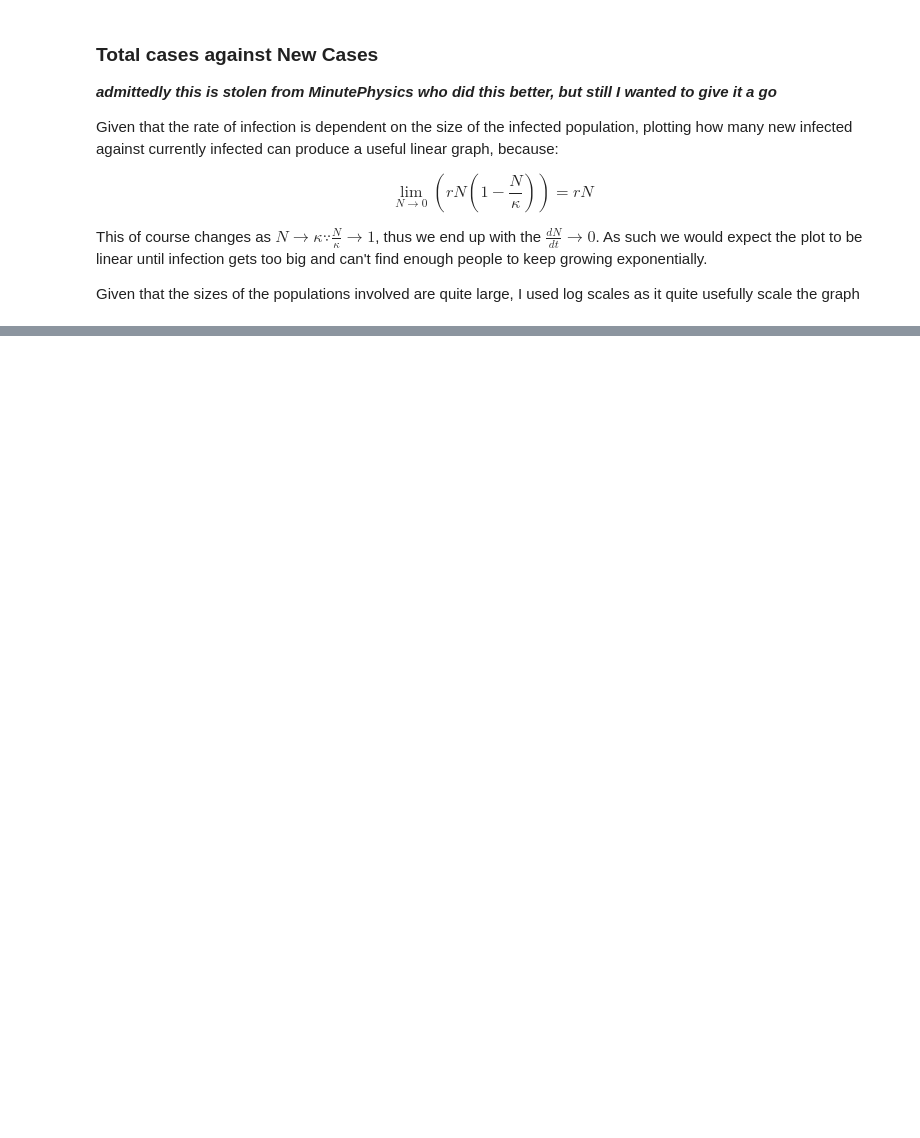
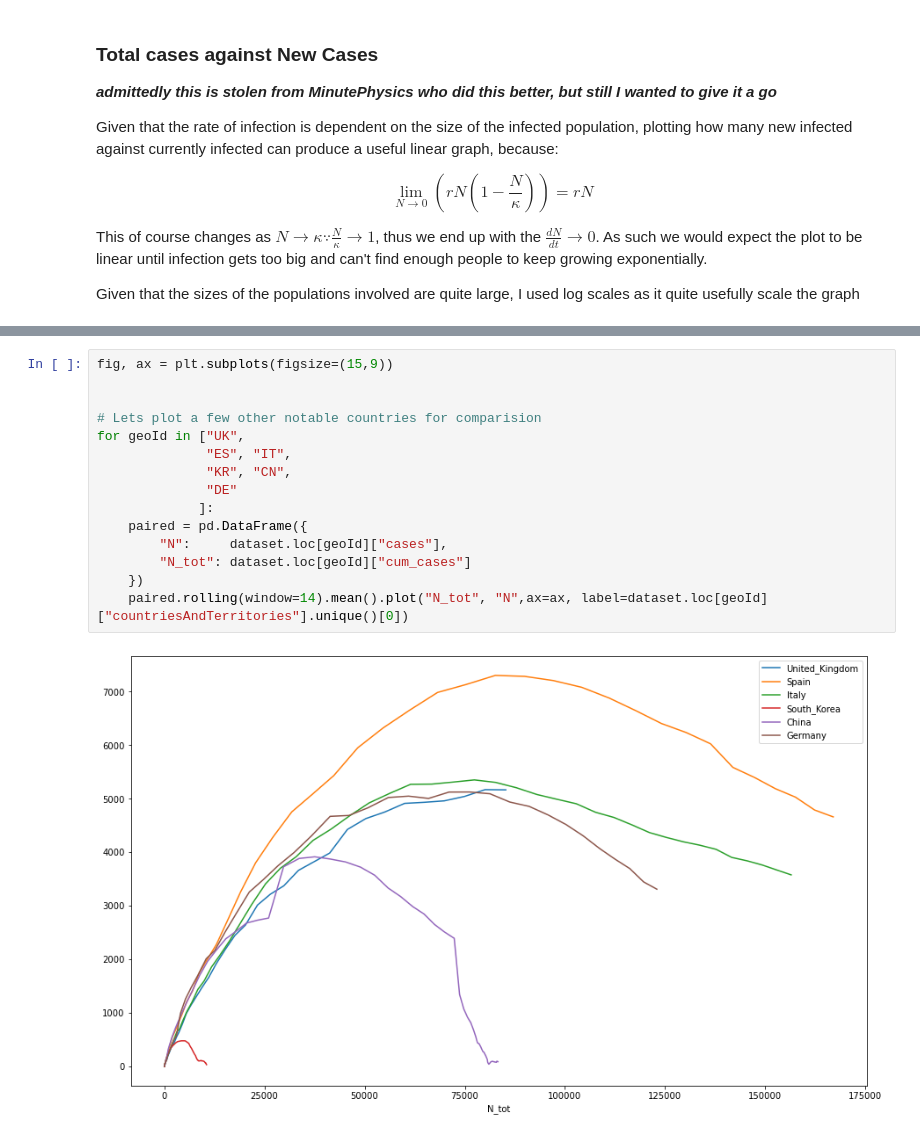
Before and after one commit to TheKingOfAtlantis/CoVID-19, a Jupyter notebook: dataset.ipynb, the cells around one changed output, grey strips where cells are left out. Cells and saved outputs as stored; diff of their text form; blank space fills up the shorter version.

```diff
--- a/dataset.ipynb
+++ b/dataset.ipynb
@@ -216,0 +249,17 @@ ax.grid()
+# %%
+fig, ax = plt.subplots(figsize=(15,9))
+
+
+# Lets plot a few other notable countries for comparision
+for geoId in ["UK",
+              "ES", "IT",
+              "KR", "CN",
+              "DE"
+             ]:
+    paired = pd.DataFrame({
+        "N":     dataset.loc[geoId]["cases"],
+        "N_tot": dataset.loc[geoId]["cum_cases"]
+    })
+    paired.rolling(window=14).mean().plot("N_tot", "N",ax=ax, label=dataset.loc[geoId]["countriesAndTerritories"].unique()[0])
+# %% [output]
+[figure, added]
```
Also changed, not shown: parts of 7 cells of this notebook.
